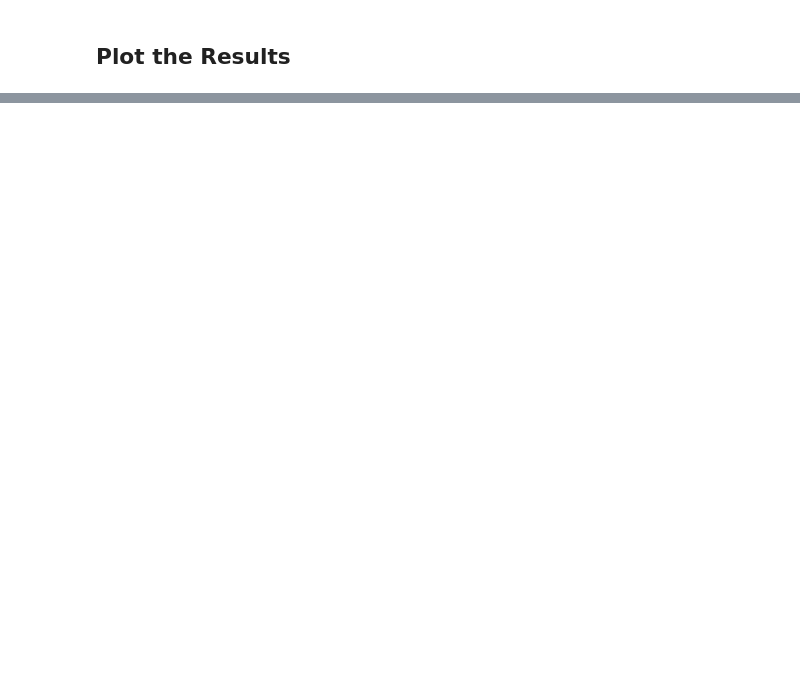
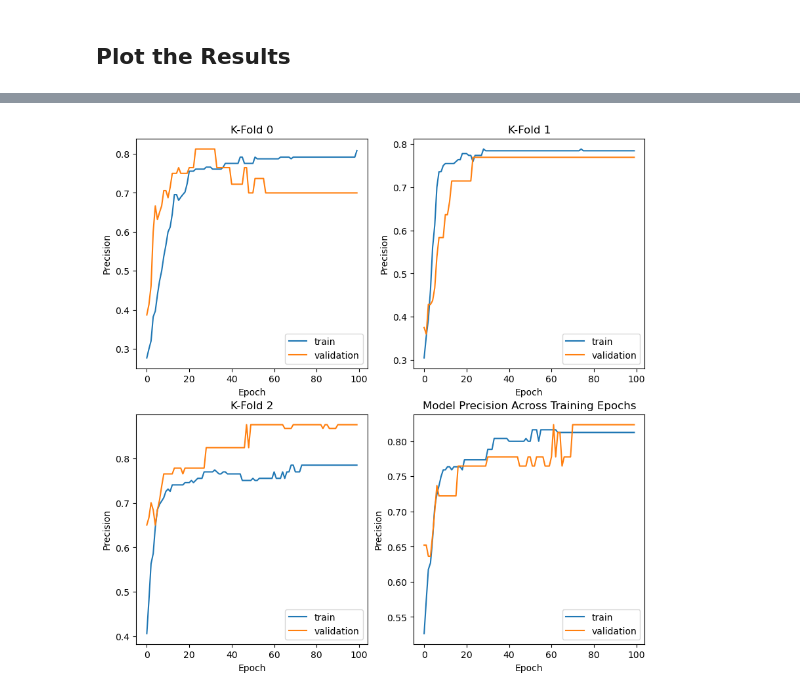
Before and after one commit to ADPriceless/TDA_Asssignment_HeartFailure, a Jupyter notebook: experiment_nn.ipynb, the cells around one changed output, grey strips where cells are left out. Saved outputs shown, nothing was run; the diff lists cells and outputs as text; code cells hidden in the pictures; blank space fills up the shorter version.

```diff
--- a/experiment_nn.ipynb
+++ b/experiment_nn.ipynb
@@ -330,0 +352,4 @@ for history in best_history:
+# %%
+plot_all_runs(best_history, 'precision')
+# %% [output]
+[figure, added]
```
Also changed, not shown: parts of 23 cells of this notebook, 1 other file.
